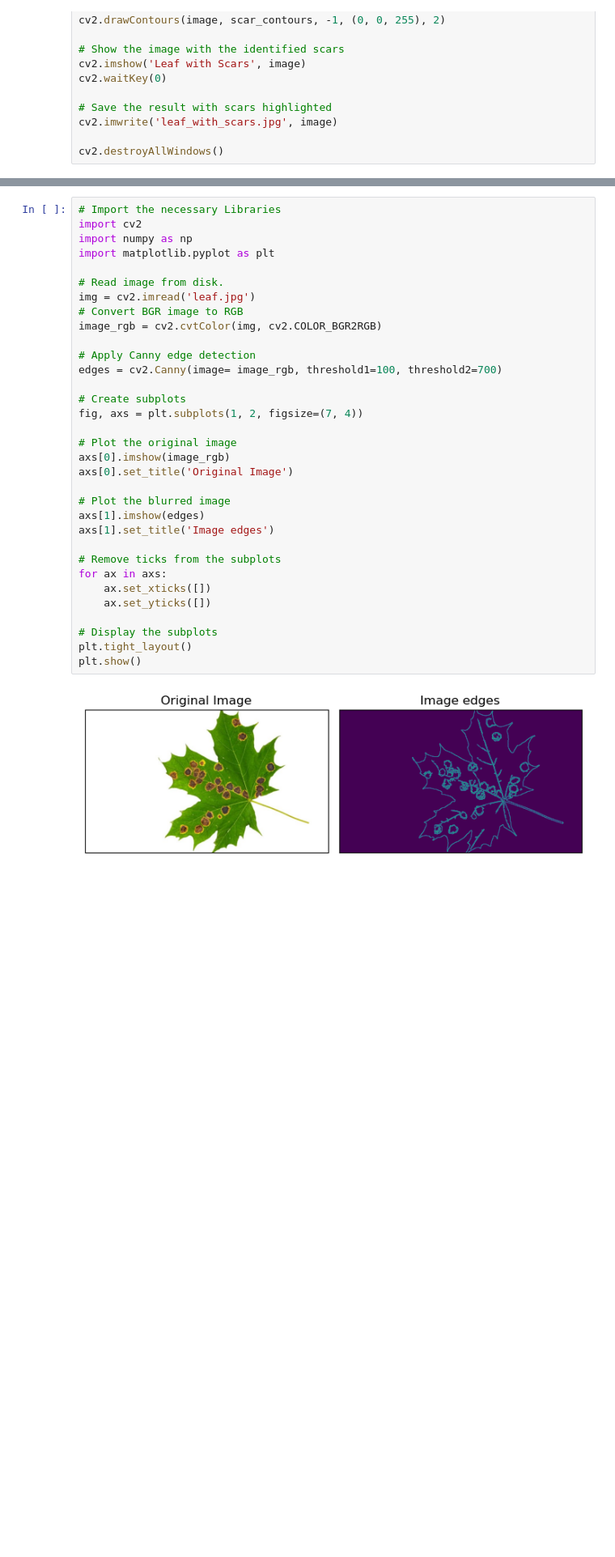
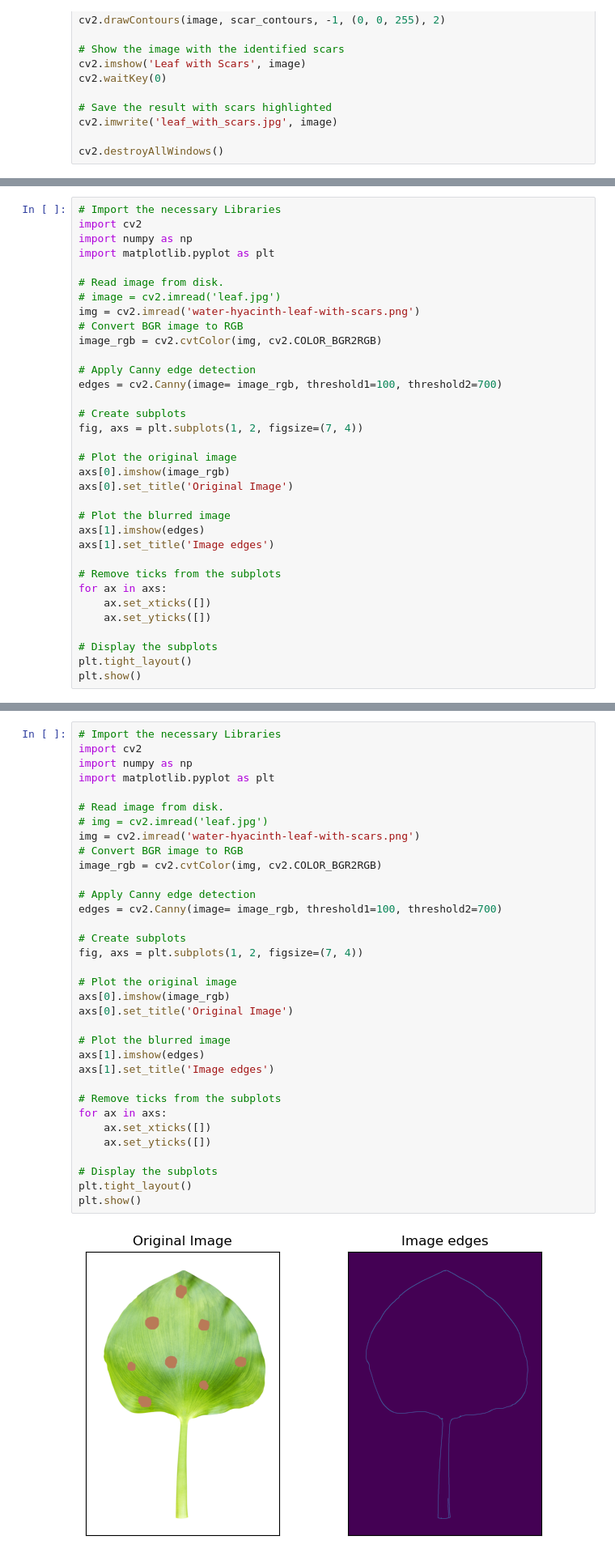
Before and after one commit to Jacquesvnme/Leaf-Scarring-Project, a Jupyter notebook: Individual_Code/Henry Roux/testing.ipynb, the cells around one changed output, grey strips where cells are left out. Shown at 81% size. Cells and saved outputs as stored; diff of their text form; blank space fills up the shorter version.

Commit message:
Further testing to identify leaf edges

```diff
--- a/Individual_Code/Henry Roux/testing.ipynb
+++ b/Individual_Code/Henry Roux/testing.ipynb
@@ -179,3 +180,37 @@ cv2.waitKey(0)
 cv2.imwrite('leaf_with_scars.jpg', image_with_edges)
 
 cv2.destroyAllWindows()
+# %%
+# Import the necessary Libraries
+import cv2
+import numpy as np
+import matplotlib.pyplot as plt
+
+# Read image from disk.
+# image = cv2.imread('leaf.jpg')
+img = cv2.imread('water-hyacinth-leaf-with-scars.png')
+# Convert BGR image to RGB
+image_rgb = cv2.cvtColor(img, cv2.COLOR_BGR2RGB)
+
+# Apply Canny edge detection
+edges = cv2.Canny(image= image_rgb, threshold1=100, threshold2=700)
+
+# Create subplots
+fig, axs = plt.subplots(1, 2, figsize=(7, 4))
+
+# Plot the original image
+axs[0].imshow(image_rgb)
+axs[0].set_title('Original Image')
+
+# Plot the blurred image
+axs[1].imshow(edges)
+axs[1].set_title('Image edges')
+
+# Remove ticks from the subplots
+for ax in axs:
+    ax.set_xticks([])
+    ax.set_yticks([])
+
+# Display the subplots
+plt.tight_layout()
+plt.show()
@@ -185,32 +293,33 @@ import cv2
 import numpy as np
 import matplotlib.pyplot as plt
 
 # Read image from disk.
-img = cv2.imread('leaf.jpg')
+# img = cv2.imread('leaf.jpg')
+img = cv2.imread('water-hyacinth-leaf-with-scars.png')
 # Convert BGR image to RGB
 image_rgb = cv2.cvtColor(img, cv2.COLOR_BGR2RGB)
 
 # Apply Canny edge detection
 edges = cv2.Canny(image= image_rgb, threshold1=100, threshold2=700)
 
 # Create subplots
 fig, axs = plt.subplots(1, 2, figsize=(7, 4))
 
 # Plot the original image
 axs[0].imshow(image_rgb)
 axs[0].set_title('Original Image')
 
 # Plot the blurred image
 axs[1].imshow(edges)
 axs[1].set_title('Image edges')
 
 # Remove ticks from the subplots
 for ax in axs:
     ax.set_xticks([])
     ax.set_yticks([])
 
 # Display the subplots
 plt.tight_layout()
 plt.show()
 # %% [output]
-[figure, old version]
+[figure, new version]
```
Also changed, not shown: parts of 4 cells of this notebook, 3 other files.
